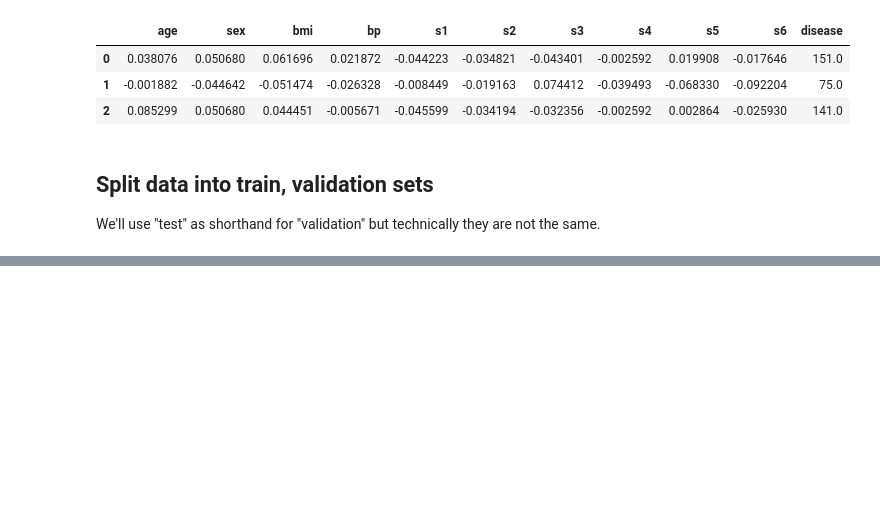
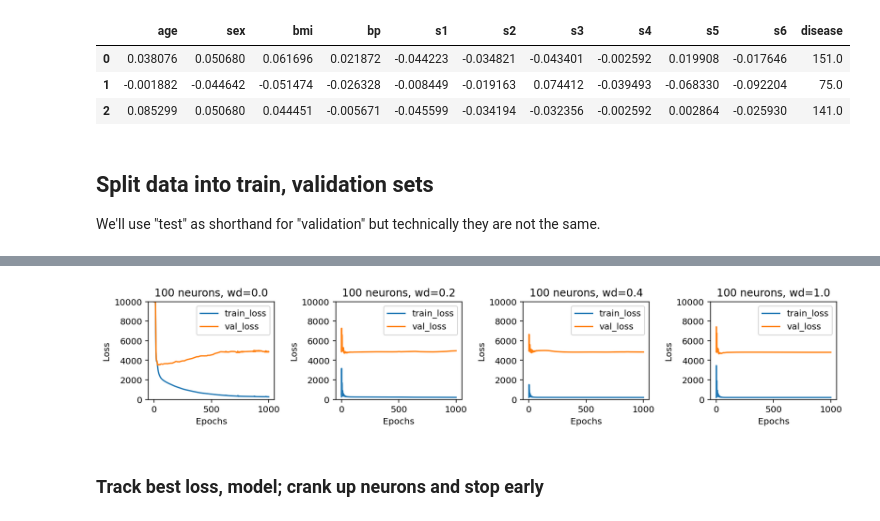
Before and after one commit to parrt/fundamentals-of-deep-learning, a Jupyter notebook: notebooks/diabetes-train-test.ipynb, the cells around one changed output, grey strips where cells are left out. Drawn from its saved outputs; the diff is of its cells as text; code cells hidden in the pictures; blank space fills up the shorter version.

```diff
--- a/notebooks/diabetes-train-test.ipynb
+++ b/notebooks/diabetes-train-test.ipynb
@@ -112,0 +175,44 @@ LAST       MSE train loss      190.281   test loss     3830.319
+# %%
+def train2(model, X_train, X_test, y_train, y_test,
+           learning_rate = .5, nepochs=2000, weight_decay=0, trace=True):
+    optimizer = torch.optim.Adam(model.parameters(),
+                                 lr=learning_rate, weight_decay=weight_decay)
+    history = [] # track training and validation loss
+    for epoch in range(nepochs+1):
+        y_pred = model(X_train)
+        loss = torch.mean((y_pred - y_train)**2)
+
+        y_pred_test = model(X_test)
+        loss_test = torch.mean((y_pred_test - y_test)**2)
+        history.append((loss, loss_test))
+        if trace and epoch % (nepochs//10) == 0:
+            print(f"Epoch {epoch:4d} MSE train loss {loss:12.3f}   test loss {loss_test:12.3f}")
+
+        optimizer.zero_grad()
+        loss.backward() # autograd computes w1.grad, b1.grad, ...
+        optimizer.step()
+    return torch.tensor(history)
+# %%
+ncols = X.shape[1]
+n_neurons = 100
+model = nn.Sequential(
+    nn.Linear(ncols, n_neurons),
+    nn.Tanh(),
+    nn.Linear(n_neurons, 1)
+)
+
+fig, axes = plt.subplots(1, 4,figsize=(12,2.5))
+
+for wd,ax in zip([0,.2,.4,1],axes):
+    history = train2(model, X_train, X_test, y_train, y_test,
+                     learning_rate=.1, nepochs=1000, weight_decay=.2,
+                     trace=False)
+    ax.set_title(f"{n_neurons} neurons, wd={wd:.1f}")
+    plot_history(torch.clamp(history, 0, 10000), ax=ax, maxy=10_000)
+
+plt.tight_layout()
+plt.show()
+# %% [output]
+[figure, added]
+# %% [markdown]
+### Track best loss, model; crank up neurons and stop early
```
Also changed, not shown: parts of 22 cells of this notebook.
